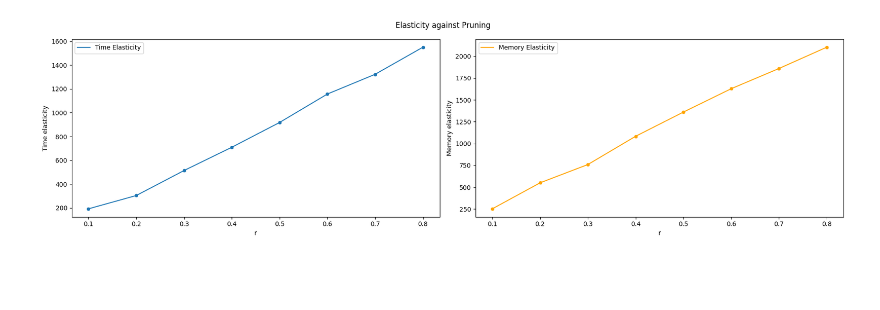
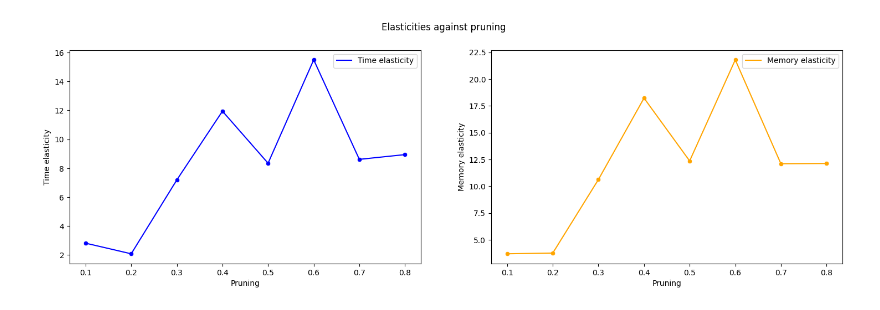
Before and after one commit to Aleixrei73/TFG-Efficient-Vision-Transformer-Inference-on-Edge-Devices, a Jupyter notebook: plotting.ipynb, the cells around one changed output. Saved outputs shown, nothing was run; the diff lists cells and outputs as text; code cells hidden in the pictures; blank space fills up the shorter version.

```diff
--- a/plotting.ipynb
+++ b/plotting.ipynb
@@ -10,7 +10,7 @@ name = "Pruning"
 df = pd.read_csv('summary/summarized_data.csv', index_col=['ViT Name'])
 #df["Accuracy"] = df["Accuracy"]/100
 # %%
-original_acc = df.filter(regex="ViT-Defa*", axis=0)["Accuracy"].item()
+original_acc = df.filter(regex="ViT-Defa*", axis=0)["Accuracy"].item()/100
 original_time = df.filter(regex="ViT-Defa*", axis=0)["Total Latency"].item()
 original_mem = df.filter(regex="ViT-Defa*", axis=0)["Max Mem use"].item()
 # %%
@@ -94,28 +38,15 @@ prunning_data["Accuracy"] = 1 - prunning_data["Accuracy"]
 # %%
+prunning_data["Accuracy"] = prunning_data["Accuracy"]/100
 diff_latency = original_time - prunning_data["Total Latency"]
 diff_mem = original_mem - prunning_data["Max Mem use"]
 diff_acc = original_acc - prunning_data["Accuracy"]
 
 tradeoff_latency = (diff_latency/original_time)/(diff_acc/original_acc) * (prunning_data["Accuracy"]**2)
 tradeoff_mem = (diff_mem/original_mem)/(diff_acc/original_acc) * (prunning_data["Accuracy"]**2)
+
+prunning_data["Values time"] = tradeoff_latency
+prunning_data["Values mem"] = tradeoff_mem
-# %%
-fig, axes = plt.subplots(1,2, figsize=(18, 5))
-sns.lineplot(x=prunning_data["Prunning"], y=tradeoff_latency, label="Time Elasticity",errorbar=None, ax=axes[0])
-sns.scatterplot(x=prunning_data["Prunning"], y=tradeoff_latency, ax=axes[0])
-axes[0].set_ylabel("Time elasticity")
-axes[0].set_xlabel("r")
-axes[0].legend()
-
-sns.lineplot(x=prunning_data["Prunning"], y=tradeoff_mem ,errorbar=None, label="Memory Elasticity", ax=axes[1], color='orange')
-sns.scatterplot(x=prunning_data["Prunning"], y=tradeoff_mem, ax=axes[1], color='orange')
-axes[1].set_ylabel("Memory elasticity")
-axes[1].set_xlabel("r")
-axes[1].legend()
-
-
-fig.suptitle(f"Elasticity against {name}")
-plt.tight_layout()
-plt.savefig(f"summary/globalGraphs/{name}-Elasticity.png")
-plt.show()
-# %% [output]
-[figure, removed]
+# %%
+utils.plot_elasticities_line(prunning_data, "Pruning", "Elasticities against pruning")
+# %% [output]
+[figure, added]
```
Also changed, not shown: parts of 5 cells of this notebook, 32 other files.
